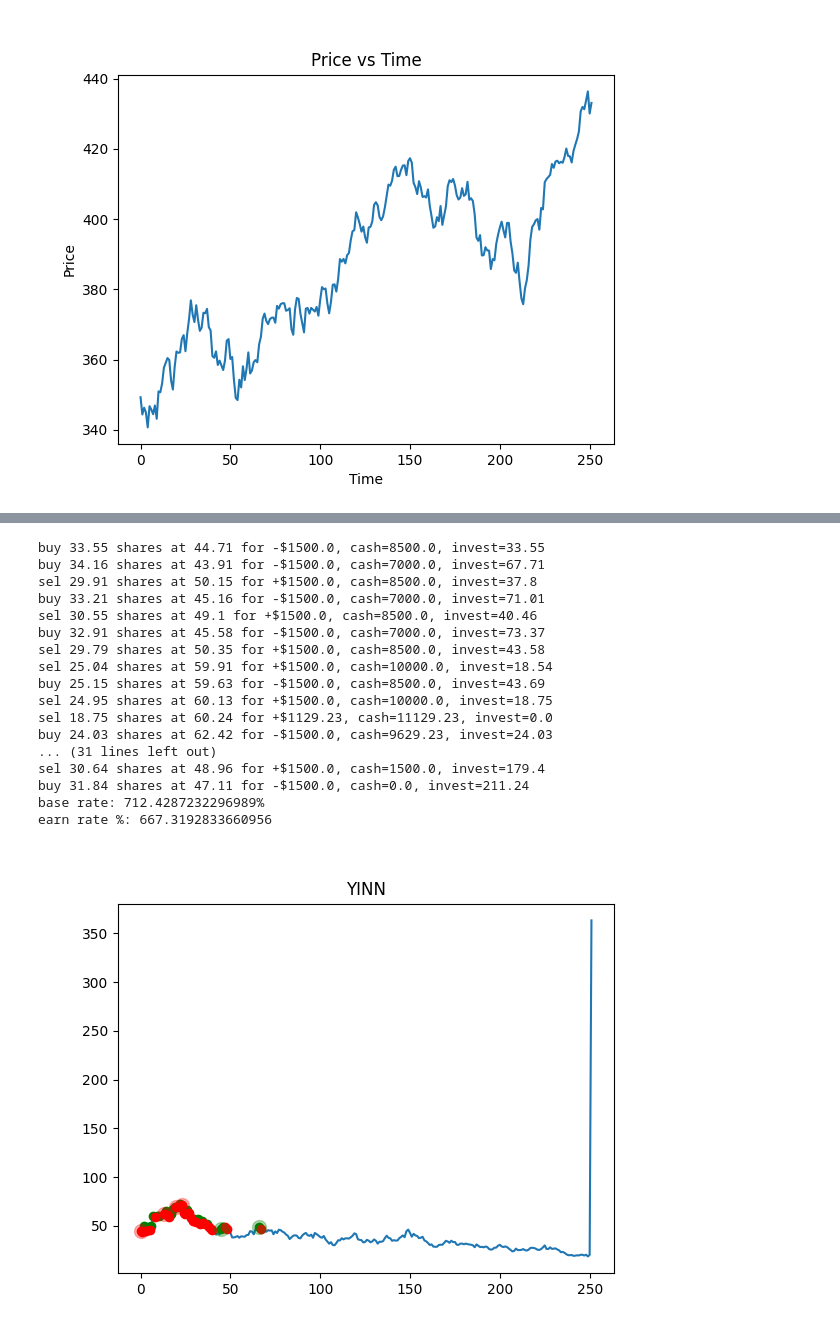
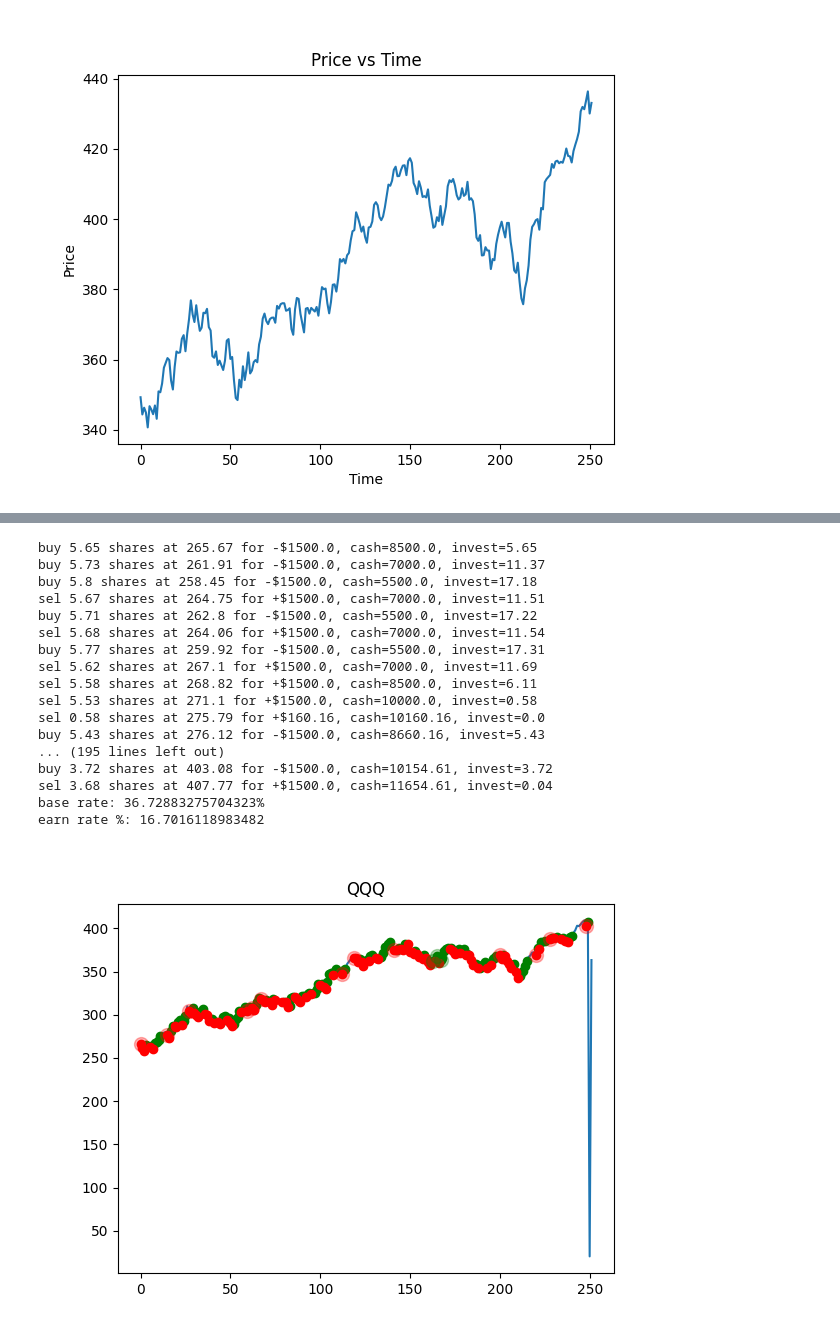
Before and after one commit to qwertpas/trading, a Jupyter notebook: sim.ipynb, the cells around one changed output, grey strips where cells are left out. Cells and saved outputs as stored; diff of their text form; code cells hidden in the pictures.

```diff
--- a/sim.ipynb
+++ b/sim.ipynb
@@ -52,7 +52,8 @@ offset = -2*pi/T*sum(As*np.sin(thetas)) + start_price
 
 last_trans = start_price
 invest = 0 #shares
-cash = 10
+start_cash = 10
+cash = start_cash
 
 sell_log = []
 buy_log = []
@@ -88,5 +89,6 @@ for k in buy_log:
     plt.plot(k, P[k], 'ro')
 
 print(f"{P[0]}")
-print(cash + invest*P[-1])
+earned = 100*(cash + invest*P[-1] - start_cash)/start_cash
+print(earned)
 # %% [output]
@@ -96,4 +98,10 @@ print(cash + invest*P[-1])
 # %%
+ticker = 'QQQ'
+yfticker = yf.Ticker(ticker)
+history_data = yfticker.history(period='1y')
+prices = np.array(history_data["Close"])[:-1]
+prices = prices[~np.isnan(prices)]
+
 T = len(prices) #number of time steps
 n = nyquist_freq #number of fourier terms
 # As = 1 / np.arange(1,n+1) #amplitudes of fourier terms
@@ -140,14 +148,16 @@ for trial in range(trials):
             cash -= buy_amt
             last_trans = P[k]
 
-    money_log.append(cash + invest*P[-1])
+    money_log.append((cash + invest*P[-1]))
 
 average_money_log = sum(money_log) / len(money_log)
 print(f"Average of money-log: {average_money_log}")
 
+plt.figure()
 plt.hist(money_log, bins=80)
 plt.axvline(x=average_money_log, color='r', linestyle='--')
 
 plt.xlabel('Money')
 plt.ylabel('Frequency')
+plt.show()
 # %% [output]
@@ -166,7 +177,7 @@ cash = start_cash
 sell_log = []
 buy_log = []
 
-ticker = 'YINN'
+ticker = 'QQQ'
 yfticker = yf.Ticker(ticker)
 history_data = yfticker.history(period='1y')
 prices = np.array(history_data["Close"])[:-1]
@@ -193,48 +204,48 @@ for k in range(len(prices)):
             no_shares.append(k)
         buy_amt = min(buy_max, cash)
         invest += buy_amt/P[k]
         cash -= buy_amt
         buy_log.append(k)
         print(f"buy {round(buy_amt/P[k], 2)} shares at {round(P[k], 2)} for -${round(buy_amt, 2)}, cash={round(cash,2)}, invest={round(invest,2)}")
         last_trans = P[k]
 
 base_return = 100 * (P[-1] - P[0]) / P[0]
 print(f"base rate: {base_return}%")
 
 plt.figure()
 plt.plot(P)
 for k in sell_log:
     plt.plot(k, P[k], 'go', label='sell')
 for k in buy_log:
     plt.plot(k, P[k], 'ro', label='buy')
 for k in no_shares:
     plt.plot(k, P[k], 'ro', markersize=10, alpha=0.3)
 for k in no_money:
     plt.plot(k, P[k], 'go', markersize=10, alpha=0.3)
 
 earned = (cash + invest*P[-1]) - start_cash
 earned_rate = 100 * earned/start_cash
 # print(f"cashback: {earned}")
 print(f"earn rate %: {earned_rate}")
 # plt.legend()
 plt.title(ticker)
 plt.show()
 # %% [output]
-buy 33.55 shares at 44.71 for -$1500.0, cash=8500.0, invest=33.55
-buy 34.16 shares at 43.91 for -$1500.0, cash=7000.0, invest=67.71
-sel 29.91 shares at 50.15 for +$1500.0, cash=8500.0, invest=37.8
-buy 33.21 shares at 45.16 for -$1500.0, cash=7000.0, invest=71.01
-sel 30.55 shares at 49.1 for +$1500.0, cash=8500.0, invest=40.46
-buy 32.91 shares at 45.58 for -$1500.0, cash=7000.0, invest=73.37
-sel 29.79 shares at 50.35 for +$1500.0, cash=8500.0, invest=43.58
-sel 25.04 shares at 59.91 for +$1500.0, cash=10000.0, invest=18.54
-buy 25.15 shares at 59.63 for -$1500.0, cash=8500.0, invest=43.69
-sel 24.95 shares at 60.13 for +$1500.0, cash=10000.0, invest=18.75
-sel 18.75 shares at 60.24 for +$1129.23, cash=11129.23, invest=0.0
-buy 24.03 shares at 62.42 for -$1500.0, cash=9629.23, invest=24.03
-... (31 lines left out)
-sel 30.64 shares at 48.96 for +$1500.0, cash=1500.0, invest=179.4
-buy 31.84 shares at 47.11 for -$1500.0, cash=0.0, invest=211.24
-base rate: 712.4287232296989%
-earn rate %: 667.3192833660956
+buy 5.65 shares at 265.67 for -$1500.0, cash=8500.0, invest=5.65
+buy 5.73 shares at 261.91 for -$1500.0, cash=7000.0, invest=11.37
+buy 5.8 shares at 258.45 for -$1500.0, cash=5500.0, invest=17.18
+sel 5.67 shares at 264.75 for +$1500.0, cash=7000.0, invest=11.51
+buy 5.71 shares at 262.8 for -$1500.0, cash=5500.0, invest=17.22
+sel 5.68 shares at 264.06 for +$1500.0, cash=7000.0, invest=11.54
+buy 5.77 shares at 259.92 for -$1500.0, cash=5500.0, invest=17.31
+sel 5.62 shares at 267.1 for +$1500.0, cash=7000.0, invest=11.69
+sel 5.58 shares at 268.82 for +$1500.0, cash=8500.0, invest=6.11
+sel 5.53 shares at 271.1 for +$1500.0, cash=10000.0, invest=0.58
+sel 0.58 shares at 275.79 for +$160.16, cash=10160.16, invest=0.0
+buy 5.43 shares at 276.12 for -$1500.0, cash=8660.16, invest=5.43
+... (195 lines left out)
+buy 3.72 shares at 403.08 for -$1500.0, cash=10154.61, invest=3.72
+sel 3.68 shares at 407.77 for +$1500.0, cash=11654.61, invest=0.04
+base rate: 36.72883275704323%
+earn rate %: 16.7016118983482
-[figure, old version]
+[figure, new version]
```
Also changed, not shown: parts of 2 cells of this notebook, 6 other files.
